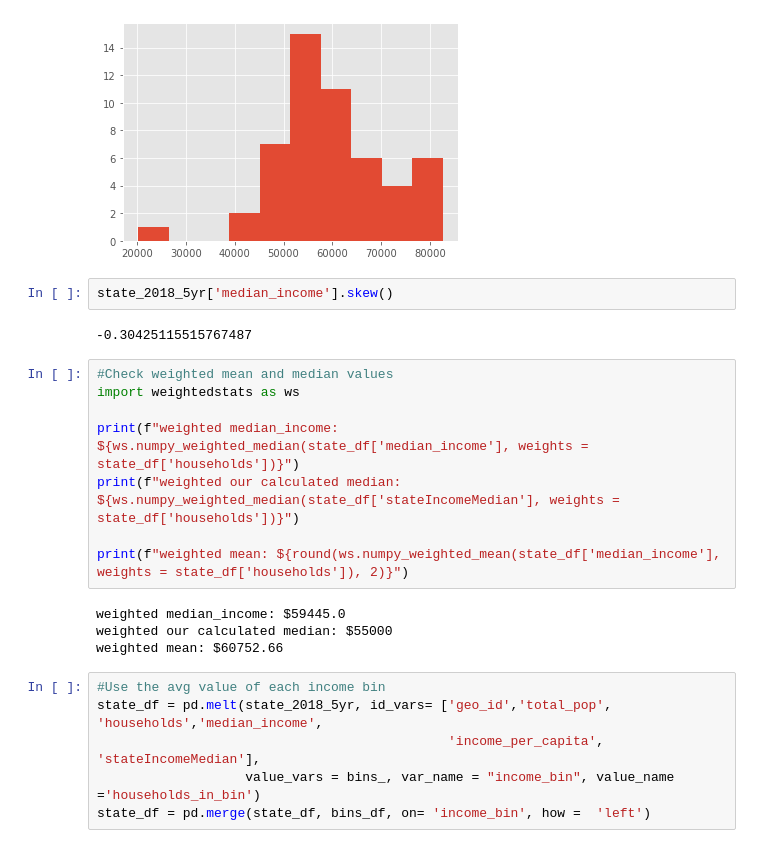
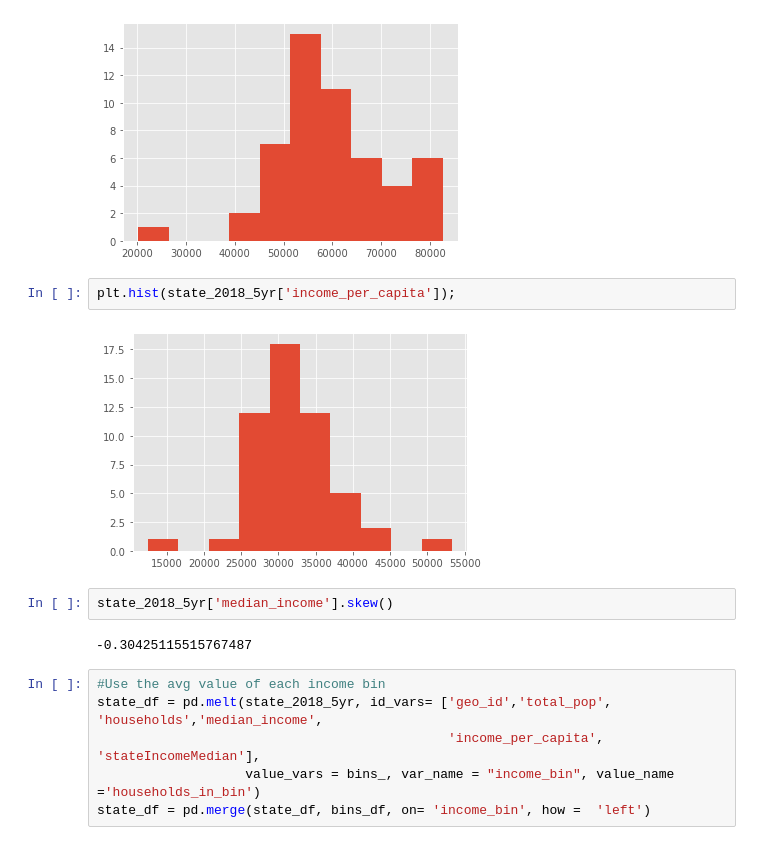
Before and after one commit to Yukti-K/7Park, a Jupyter notebook: Gabi/7park_state_SQL_exc.ipynb, the cells around one changed output. Saved outputs shown, nothing was run; the diff lists cells and outputs as text.

```diff
--- a/Gabi/7park_state_SQL_exc.ipynb
+++ b/Gabi/7park_state_SQL_exc.ipynb
@@ -118,22 +136,14 @@ plt.hist(state_2018_5yr['stateIncomeMedian']);
 plt.hist(state_2018_5yr['median_income']);
 # %% [output]
 [figure]
+# %%
+plt.hist(state_2018_5yr['income_per_capita']);
+# %% [output]
+[figure, added]
 # %%
 state_2018_5yr['median_income'].skew()
 # %% [output]
 -0.30425115515767487
-# %%
-#Check weighted mean and median values
-import weightedstats as ws
-
-print(f"weighted median_income: ${ws.numpy_weighted_median(state_df['median_income'], weights = state_df['households'])}")
-print(f"weighted our calculated median: ${ws.numpy_weighted_median(state_df['stateIncomeMedian'], weights = state_df['households'])}")
-
-print(f"weighted mean: ${round(ws.numpy_weighted_mean(state_df['median_income'], weights = state_df['households']), 2)}")
-# %% [output]
-weighted median_income: $59445.0
-weighted our calculated median: $55000
-weighted mean: $60752.66
 # %%
 #Use the avg value of each income bin
 state_df = pd.melt(state_2018_5yr, id_vars= ['geo_id','total_pop', 'households','median_income',
```
Also changed, not shown: parts of 17 cells of this notebook.
